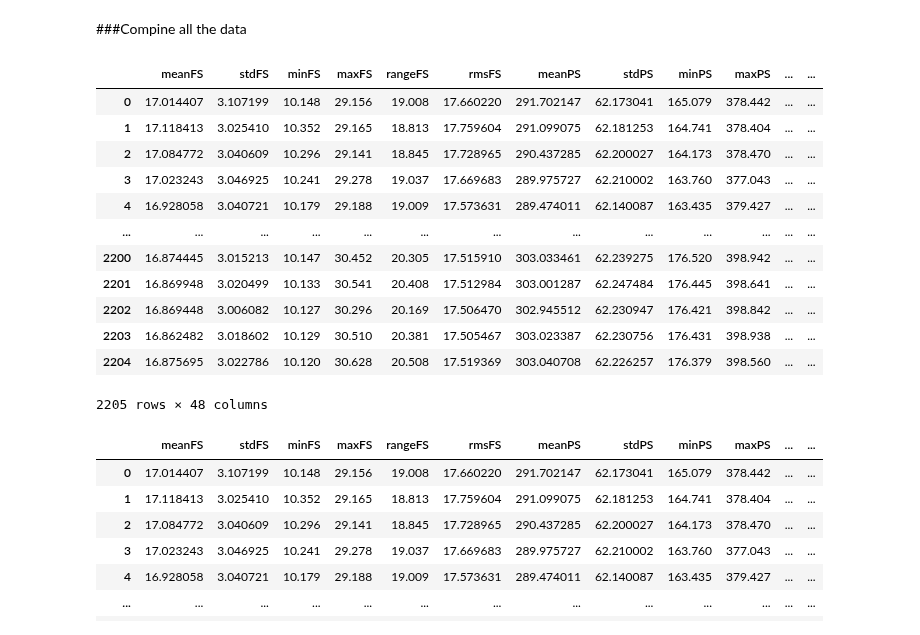
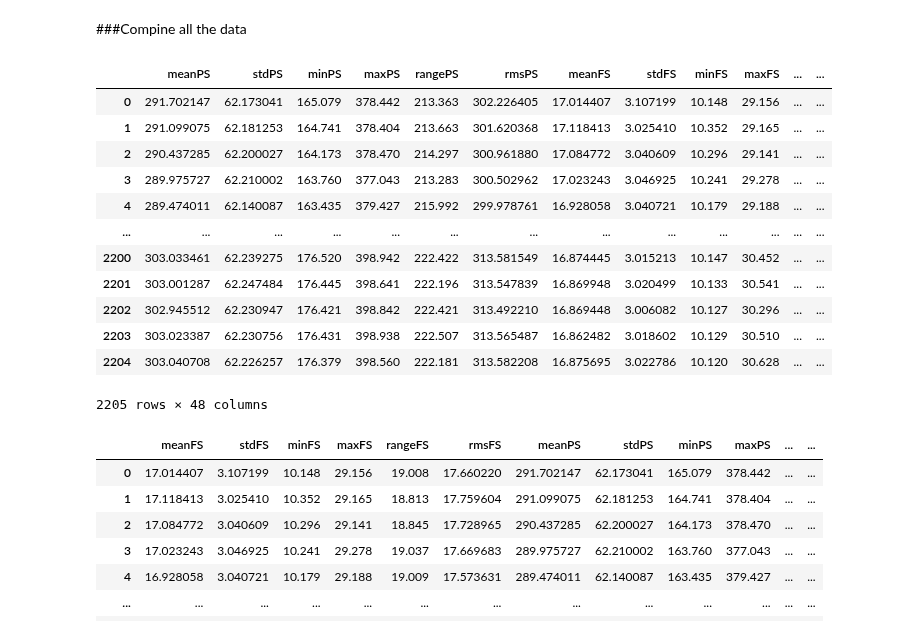
Before and after one commit to RealThanosP/pred-main-mod, a Jupyter notebook: Model_training_v0.1.ipynb, the cells around one changed output. Cells and saved outputs as stored; diff of their text form; code cells hidden in the pictures.

```diff
--- a/Model_training_v0.1.ipynb
+++ b/Model_training_v0.1.ipynb
@@ -278,21 +278,21 @@ combined_stats_ts = combine_sensor_stats(ts_stats, "TS", stat_names)
 # %% [markdown]
 ###Compine all the data
 # %%
-combined_data = pd.concat([combined_stats_fs, combined_stats_ps, combined_stats_ts, CE_stats, CP_stats, EPS1_stats, VS1_stats, SE_stats], axis=1)
+combined_data = pd.concat([combined_stats_ps, combined_stats_fs, combined_stats_ts, CE_stats, CP_stats, EPS1_stats, VS1_stats, SE_stats], axis=1)
 combined_data
 # %% [output]
-|  | meanFS | stdFS | minFS | maxFS | rangeFS | rmsFS | meanPS | stdPS | minPS | maxPS | ... | ... |
-| 0 | 17.014407 | 3.107199 | 10.148 | 29.156 | 19.008 | 17.660220 | 291.702147 | 62.173041 | 165.079 | 378.442 | ... | ... |
-| 1 | 17.118413 | 3.025410 | 10.352 | 29.165 | 18.813 | 17.759604 | 291.099075 | 62.181253 | 164.741 | 378.404 | ... | ... |
-| 2 | 17.084772 | 3.040609 | 10.296 | 29.141 | 18.845 | 17.728965 | 290.437285 | 62.200027 | 164.173 | 378.470 | ... | ... |
-| 3 | 17.023243 | 3.046925 | 10.241 | 29.278 | 19.037 | 17.669683 | 289.975727 | 62.210002 | 163.760 | 377.043 | ... | ... |
-| 4 | 16.928058 | 3.040721 | 10.179 | 29.188 | 19.009 | 17.573631 | 289.474011 | 62.140087 | 163.435 | 379.427 | ... | ... |
+|  | meanPS | stdPS | minPS | maxPS | rangePS | rmsPS | meanFS | stdFS | minFS | maxFS | ... | ... |
+| 0 | 291.702147 | 62.173041 | 165.079 | 378.442 | 213.363 | 302.226405 | 17.014407 | 3.107199 | 10.148 | 29.156 | ... | ... |
+| 1 | 291.099075 | 62.181253 | 164.741 | 378.404 | 213.663 | 301.620368 | 17.118413 | 3.025410 | 10.352 | 29.165 | ... | ... |
+| 2 | 290.437285 | 62.200027 | 164.173 | 378.470 | 214.297 | 300.961880 | 17.084772 | 3.040609 | 10.296 | 29.141 | ... | ... |
+| 3 | 289.975727 | 62.210002 | 163.760 | 377.043 | 213.283 | 300.502962 | 17.023243 | 3.046925 | 10.241 | 29.278 | ... | ... |
+| 4 | 289.474011 | 62.140087 | 163.435 | 379.427 | 215.992 | 299.978761 | 16.928058 | 3.040721 | 10.179 | 29.188 | ... | ... |
 | ... | ... | ... | ... | ... | ... | ... | ... | ... | ... | ... | ... | ... |
-| 2200 | 16.874445 | 3.015213 | 10.147 | 30.452 | 20.305 | 17.515910 | 303.033461 | 62.239275 | 176.520 | 398.942 | ... | ... |
-| 2201 | 16.869948 | 3.020499 | 10.133 | 30.541 | 20.408 | 17.512984 | 303.001287 | 62.247484 | 176.445 | 398.641 | ... | ... |
-| 2202 | 16.869448 | 3.006082 | 10.127 | 30.296 | 20.169 | 17.506470 | 302.945512 | 62.230947 | 176.421 | 398.842 | ... | ... |
-| 2203 | 16.862482 | 3.018602 | 10.129 | 30.510 | 20.381 | 17.505467 | 303.023387 | 62.230756 | 176.431 | 398.938 | ... | ... |
-| 2204 | 16.875695 | 3.022786 | 10.120 | 30.628 | 20.508 | 17.519369 | 303.040708 | 62.226257 | 176.379 | 398.560 | ... | ... |
+| 2200 | 303.033461 | 62.239275 | 176.520 | 398.942 | 222.422 | 313.581549 | 16.874445 | 3.015213 | 10.147 | 30.452 | ... | ... |
+| 2201 | 303.001287 | 62.247484 | 176.445 | 398.641 | 222.196 | 313.547839 | 16.869948 | 3.020499 | 10.133 | 30.541 | ... | ... |
+| 2202 | 302.945512 | 62.230947 | 176.421 | 398.842 | 222.421 | 313.492210 | 16.869448 | 3.006082 | 10.127 | 30.296 | ... | ... |
+| 2203 | 303.023387 | 62.230756 | 176.431 | 398.938 | 222.507 | 313.565487 | 16.862482 | 3.018602 | 10.129 | 30.510 | ... | ... |
+| 2204 | 303.040708 | 62.226257 | 176.379 | 398.560 | 222.181 | 313.582208 | 16.875695 | 3.022786 | 10.120 | 30.628 | ... | ... |
 2205 rows × 48 columns
 # %%
 # the dataset for scaling
```
Also changed, not shown: parts of 3 cells of this notebook.
